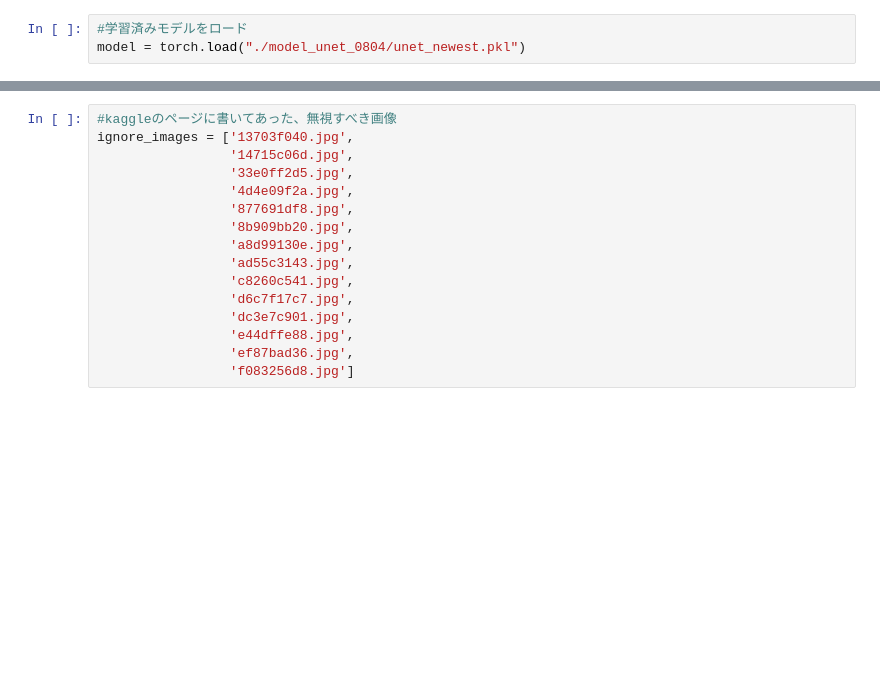
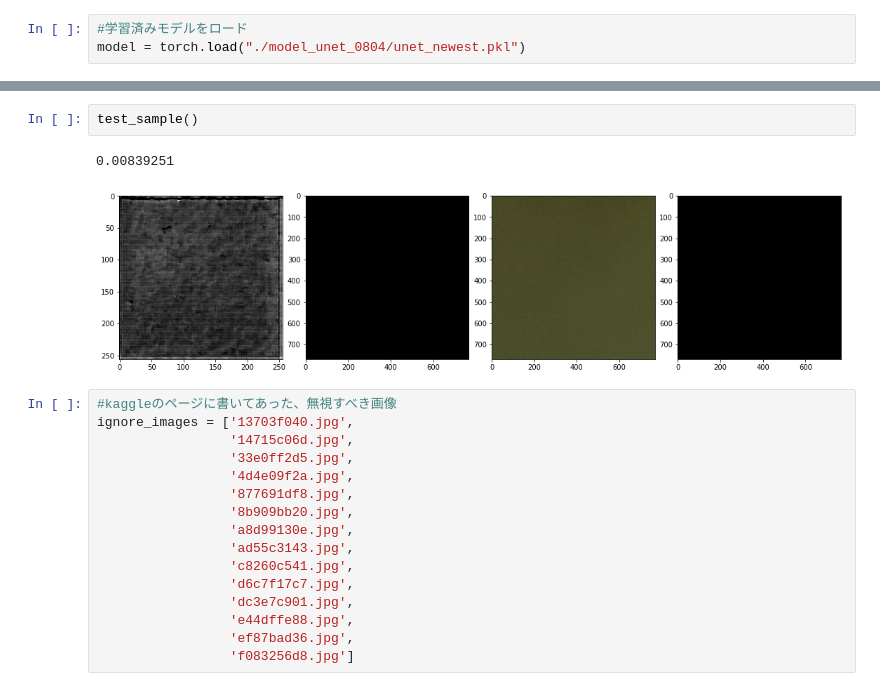
Before and after one commit to kamata1729/airbus, a Jupyter notebook: unet.ipynb, the cells around one changed output, grey strips where cells are left out. Cells and saved outputs as stored; diff of their text form; blank space fills up the shorter version.

```diff
--- a/unet.ipynb
+++ b/unet.ipynb
@@ -473,3 +515,8 @@ test_sample2(0.7)
+# %%
+test_sample()
+# %% [output]
+0.00839251
+[figure, added]
 # %%
 #kaggleのページに書いてあった、無視すべき画像
 ignore_images = ['13703f040.jpg',
```
Also changed, not shown: parts of 13 cells of this notebook.
